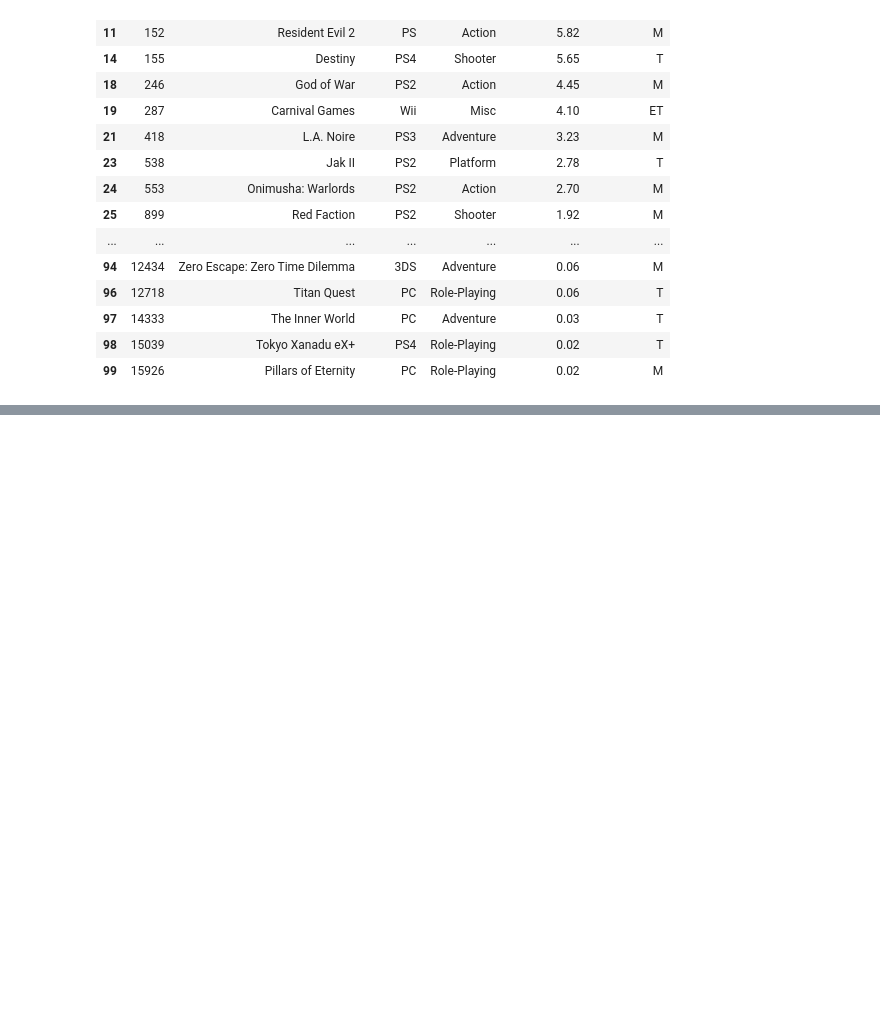
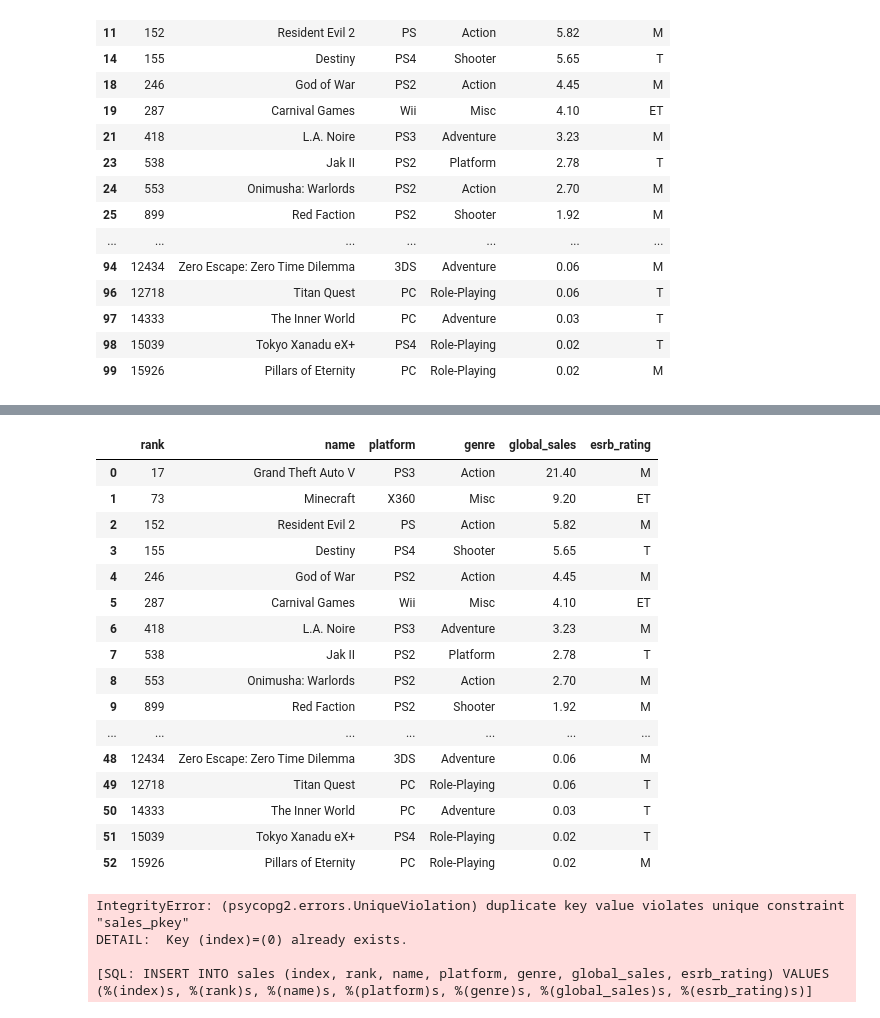
Before and after one commit to atvarvel/ETL_project_group_b, a Jupyter notebook: Data_Cleaning.ipynb, the cells around one changed output, grey strips where cells are left out. Saved outputs shown, nothing was run; the diff lists cells and outputs as text; code cells hidden in the pictures; blank space fills up the shorter version.

```diff
--- a/Data_Cleaning.ipynb
+++ b/Data_Cleaning.ipynb
@@ -144,0 +166,21 @@ merge_df
+# %%
+merge_df = merge_df.rename(columns={'Rank': 'rank', 'Name': 'name', 'Platform': 'platform', 'Genre': 'genre', 'Global_Sales': 'global_sales','ESRB_Rating': 'esrb_rating'})
+merge_df
+# %% [output]
+|  | rank | name | platform | genre | global_sales | esrb_rating |
+| 0 | 17 | Grand Theft Auto V | PS3 | Action | 21.40 | M |
+| 1 | 73 | Minecraft | X360 | Misc | 9.20 | ET |
+| 2 | 152 | Resident Evil 2 | PS | Action | 5.82 | M |
+| 3 | 155 | Destiny | PS4 | Shooter | 5.65 | T |
+| 4 | 246 | God of War | PS2 | Action | 4.45 | M |
+| 5 | 287 | Carnival Games | Wii | Misc | 4.10 | ET |
+| 6 | 418 | L.A. Noire | PS3 | Adventure | 3.23 | M |
+| 7 | 538 | Jak II | PS2 | Platform | 2.78 | T |
+| 8 | 553 | Onimusha: Warlords | PS2 | Action | 2.70 | M |
+| 9 | 899 | Red Faction | PS2 | Shooter | 1.92 | M |
+| ... | ... | ... | ... | ... | ... | ... |
+| 48 | 12434 | Zero Escape: Zero Time Dilemma | 3DS | Adventure | 0.06 | M |
+| 49 | 12718 | Titan Quest | PC | Role-Playing | 0.06 | T |
+| 50 | 14333 | The Inner World | PC | Adventure | 0.03 | T |
+| 51 | 15039 | Tokyo Xanadu eX+ | PS4 | Role-Playing | 0.02 | T |
+| 52 | 15926 | Pillars of Eternity | PC | Role-Playing | 0.02 | M |
@@ -144,0 +190,7 @@ merge_df
+# %%
+merge_df.to_sql(name='sales', con=engine, if_exists='append', index=True)
+# %% [output]
+IntegrityError: (psycopg2.errors.UniqueViolation) duplicate key value violates unique constraint "sales_pkey"
+DETAIL:  Key (index)=(0) already exists.
+
+[SQL: INSERT INTO sales (index, rank, name, platform, genre, global_sales, esrb_rating) VALUES (%(index)s, %(rank)s, %(name)s, %(platform)s, %(genre)s, %(global_sales)s, %(esrb_rating)s)]
```
Also changed, not shown: parts of 3 cells of this notebook, 1 other file.
